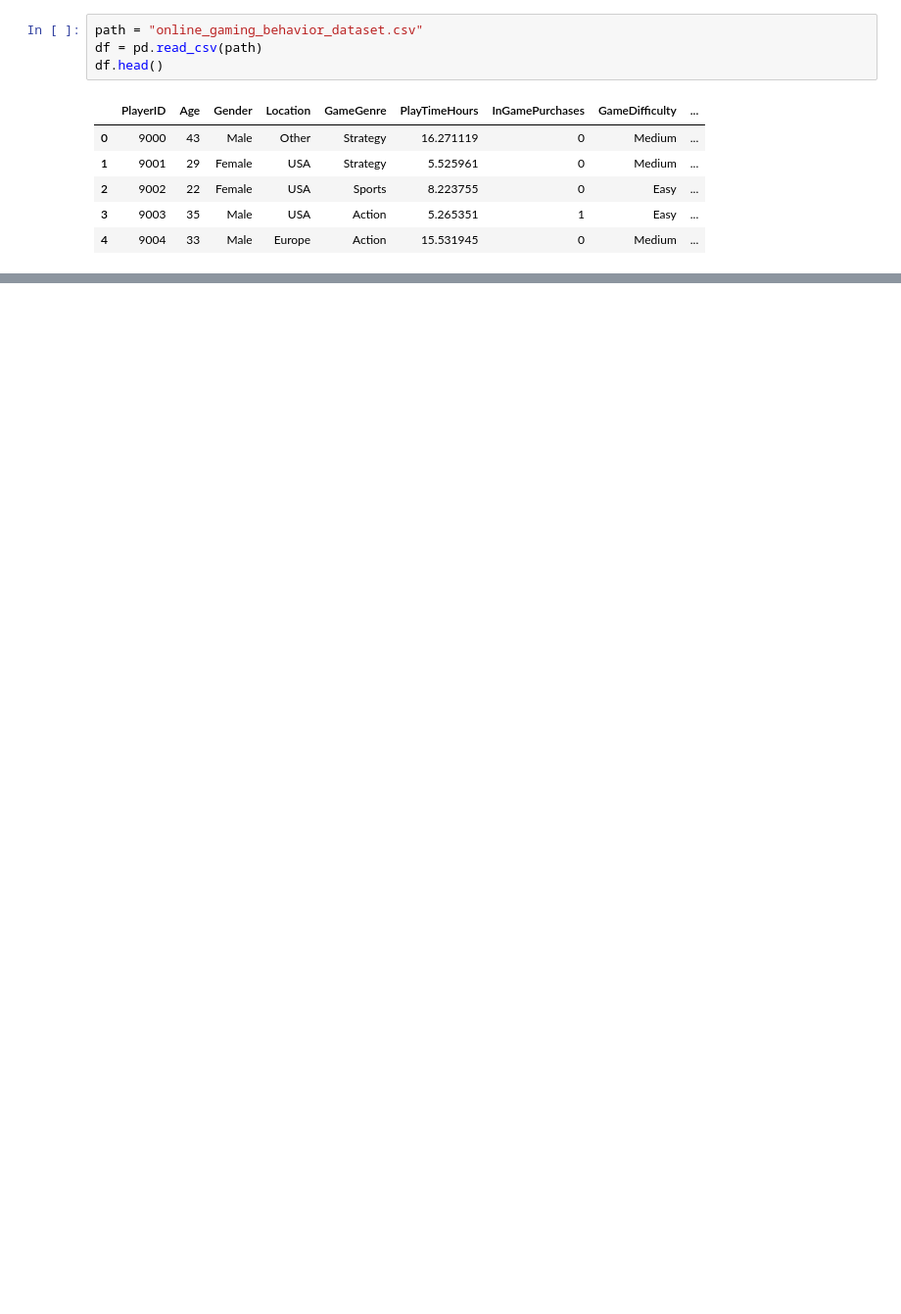
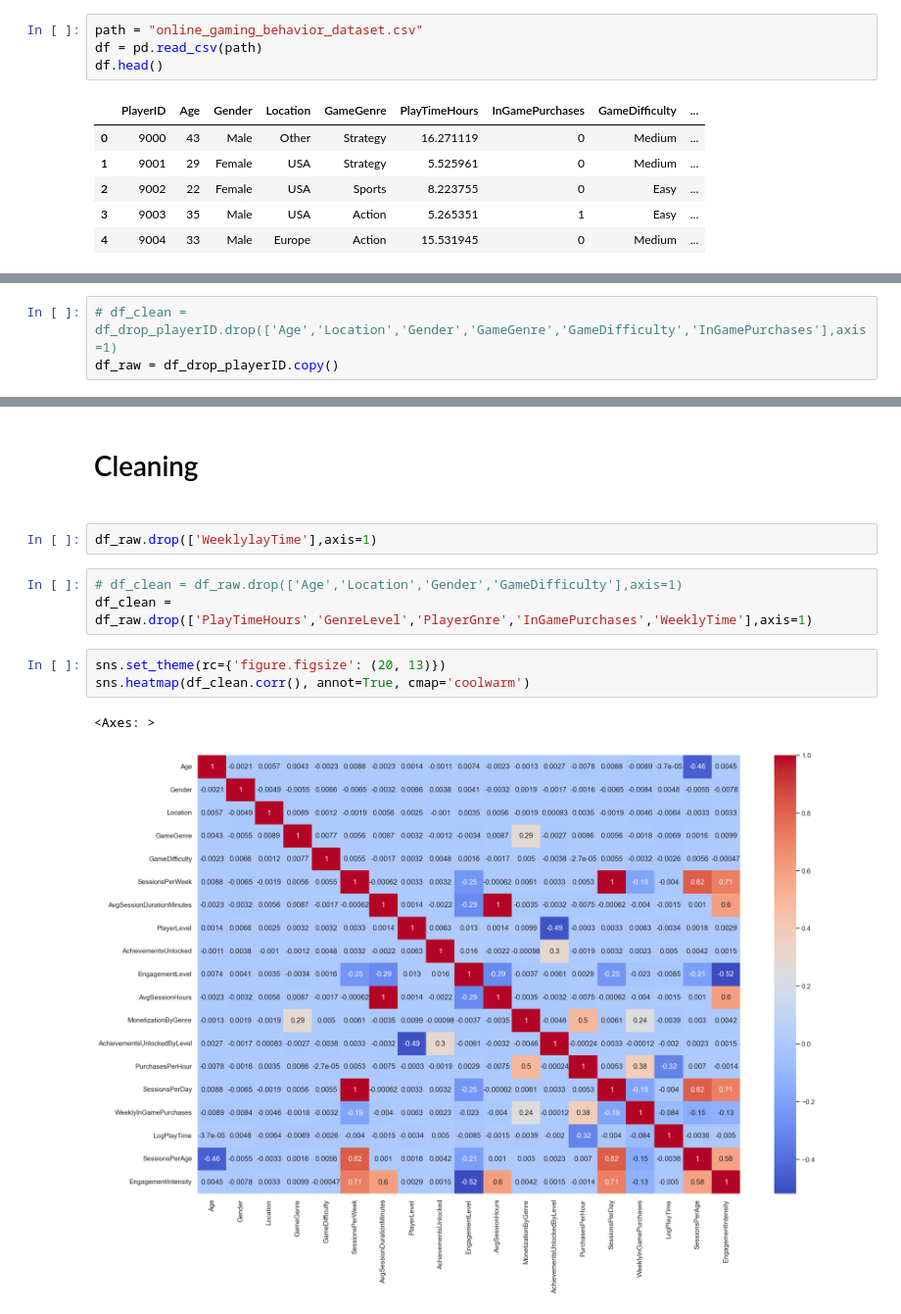
Before and after one commit to develhope/Data-PT-9-TeamProject-1-team-2, a Jupyter notebook: EDA_test2.ipynb, the cells around one changed output, grey strips where cells are left out. Shown: that part at 98% size. Saved outputs shown, nothing was run; the diff lists cells and outputs as text; blank space fills up the shorter version.

```diff
--- a/EDA_test2.ipynb
+++ b/EDA_test2.ipynb
@@ -155,0 +190,3 @@ sns.heatmap(df_drop_playerID.corr(), annot=True, cmap='YlGnBu')
+# %%
+# df_clean = df_drop_playerID.drop(['Age','Location','Gender','GameGenre','GameDifficulty','InGamePurchases'],axis=1)
+df_raw = df_drop_playerID.copy()
@@ -155,0 +255,13 @@ sns.heatmap(df_drop_playerID.corr(), annot=True, cmap='YlGnBu')
+# %% [markdown]
+<h1>Cleaning<h1>
+# %%
+df_raw.drop(['WeeklylayTime'],axis=1)
+# %%
+# df_clean = df_raw.drop(['Age','Location','Gender','GameDifficulty'],axis=1)
+df_clean = df_raw.drop(['PlayTimeHours','GenreLevel','PlayerGnre','InGamePurchases','WeeklyTime'],axis=1)
+# %%
+sns.set_theme(rc={'figure.figsize': (20, 13)})
+sns.heatmap(df_clean.corr(), annot=True, cmap='coolwarm')
+# %% [output]
+<Axes: >
+[figure, added]
```
Also changed, not shown: parts of 13 cells of this notebook, 1 other file.
